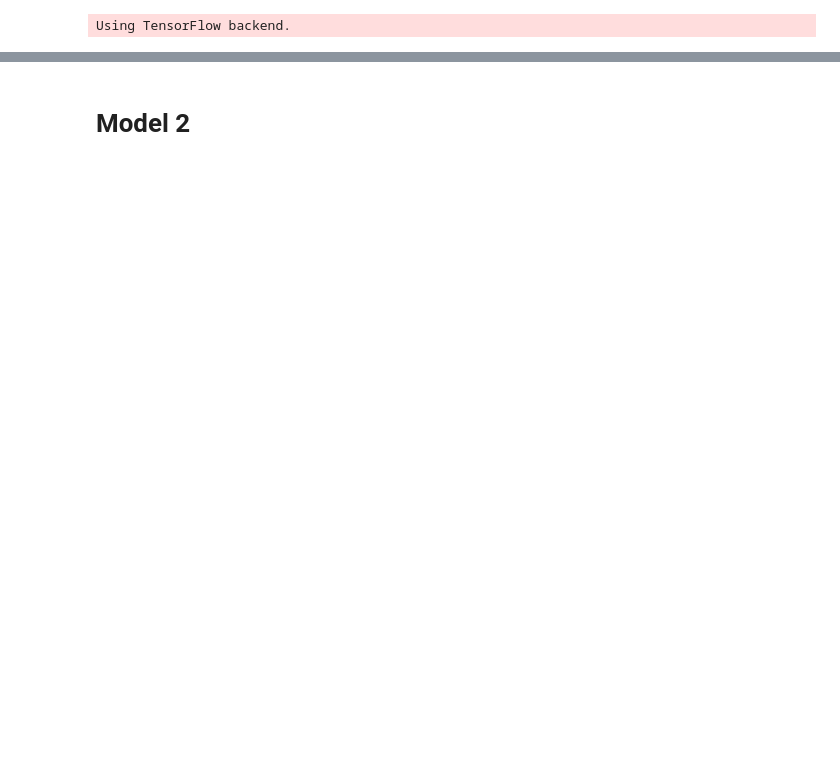
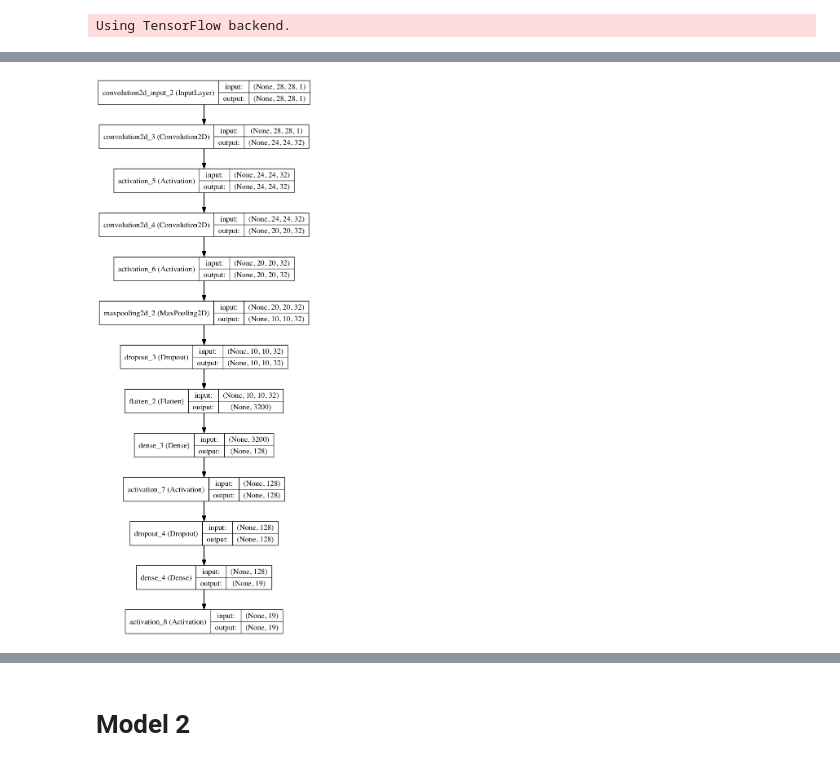
Before and after one commit to RyanSampana/mcgillML, a Jupyter notebook: Keras Experiments.ipynb, the cells around one changed output, grey strips where cells are left out. Saved outputs shown, nothing was run; the diff lists cells and outputs as text; code cells hidden in the pictures; blank space fills up the shorter version.

```diff
--- a/Keras Experiments.ipynb
+++ b/Keras Experiments.ipynb
@@ -20,0 +159,4 @@ Using TensorFlow backend.
+# %%
+Image('./model_1.png')
+# %% [output]
+[figure, added]
```
Also changed, not shown: parts of 53 cells of this notebook.
